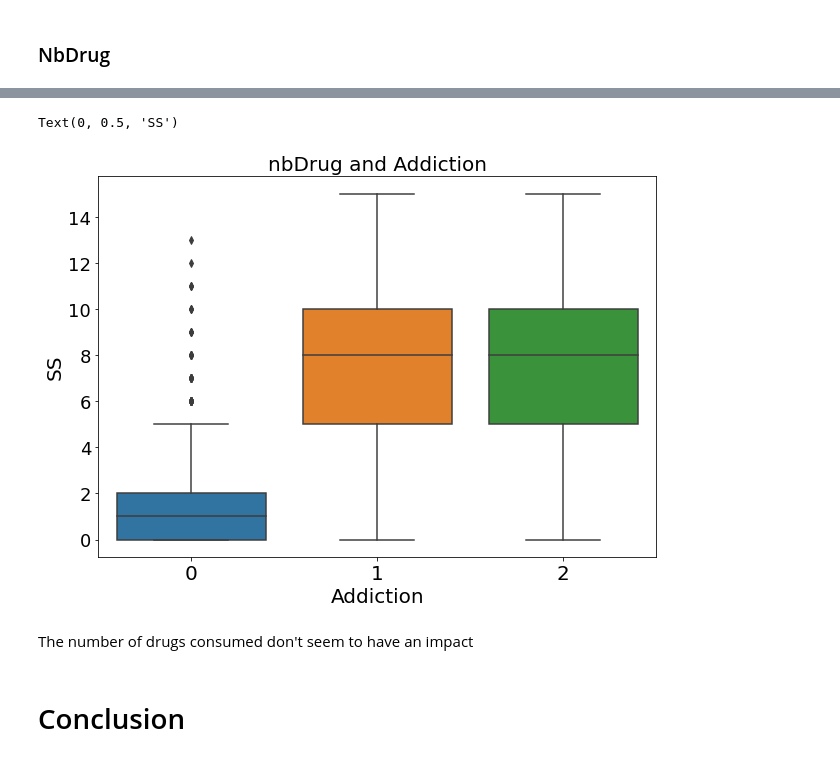
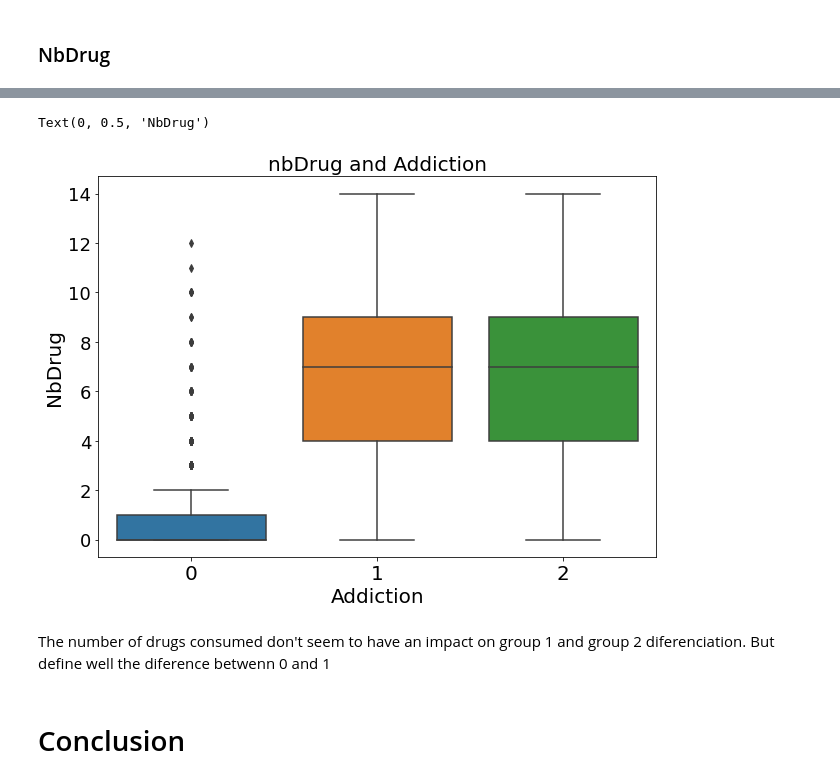
Before and after one commit to Thanujan-Puvikaran/Projet_data_a4, a Jupyter notebook: Projet/Analyse_Exploratoire/Multivariate Analysis.ipynb, the cells around one changed output, grey strips where cells are left out. Drawn from its saved outputs; the diff is of its cells as text; code cells hidden in the pictures.

```diff
--- a/Projet/Analyse_Exploratoire/Multivariate Analysis.ipynb
+++ b/Projet/Analyse_Exploratoire/Multivariate Analysis.ipynb
@@ -309,2 +317,5 @@ Text(0, 0.5, 'SS')
 # %%
-df["nbDrug"] = df[["Amphet","Amyl","Benzos","Cannabis","Coke","Ecstasy","Heroin","Ketamine","Legalh","LSD","Meth","Mushrooms","Nicotine","VSA","Crack"]].sum(axis = 1)
+df["nbDrug"] = df[['Amphet', 'Amyl',
+       'Benzos', 'Cannabis', 'Coke', 'Crack', 'Ecstasy',
+       'Heroin', 'Ketamine', 'Legalh', 'LSD', 'Meth', 'Mushrooms', 'VSA']].sum(axis = 1)
+#Nicotine
@@ -327,22 +322,22 @@ df
 # %%
 # Boxplot nbDrug vs Target
 
 plt.rcParams['axes.labelsize'] = 20
 plt.rcParams['xtick.labelsize'] = 20
 plt.rcParams['ytick.labelsize'] = 18
 plt.rcParams['font.size'] = 26
 plt.figure(figsize=(10, 7))
 
 plt.title('nbDrug and Addiction', fontsize=20)
 
 sns.boxplot(x = "Addiction", y ='nbDrug', data = df)
 
-plt.ylabel('SS')
+plt.ylabel('NbDrug')
 # %% [output]
-Text(0, 0.5, 'SS')
+Text(0, 0.5, 'NbDrug')
-[figure, old version]
+[figure, new version]
 # %% [markdown]
-The number of drugs consumed don't seem to have an impact
+The number of drugs consumed don't seem to have an impact on group 1 and group 2 diferenciation. But define well the diference betwenn 0 and 1
 # %% [markdown]
 # Conclusion
 # %% [markdown]
```
Also changed, not shown: parts of 22 cells of this notebook, 7 other files.
